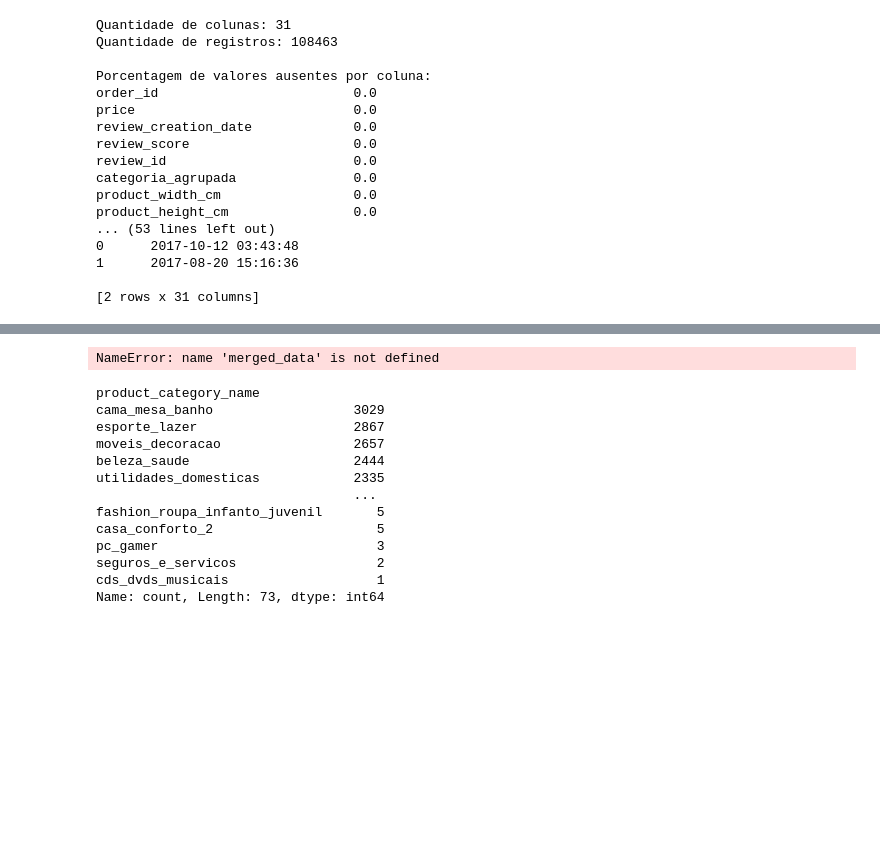
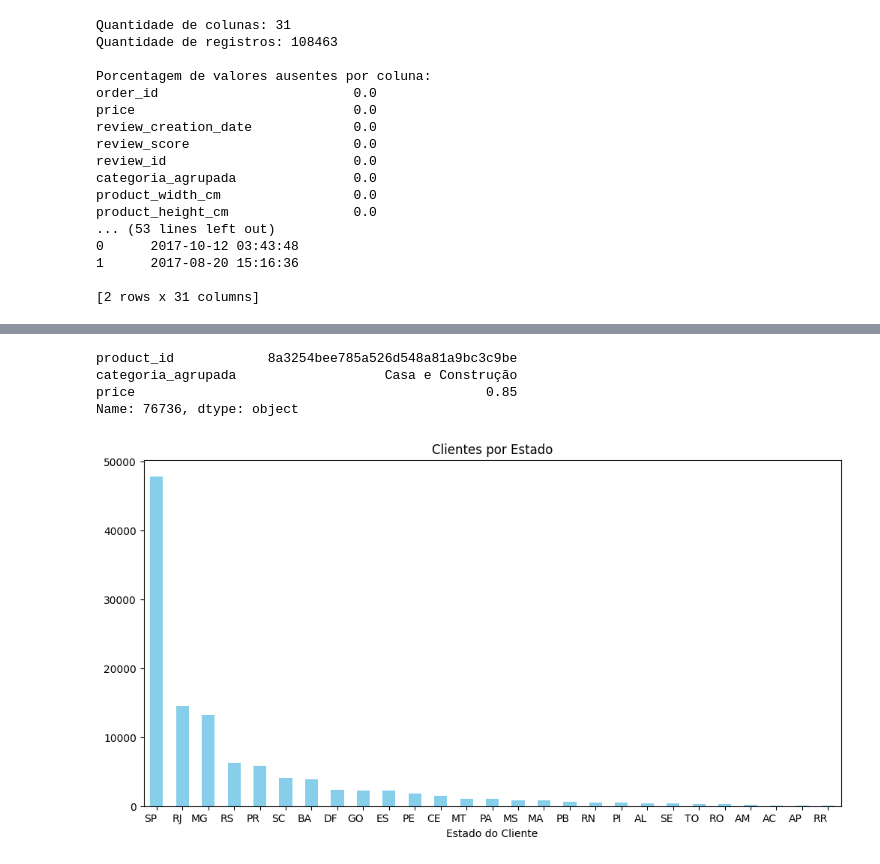
Before and after one commit to AngelicaSalvino/Projeto-Analise-E-commerce, a Jupyter notebook: jupyter-notebooks/analise-basica.ipynb, the cells around one changed output, grey strips where cells are left out. Drawn from its saved outputs; the diff is of its cells as text; code cells hidden in the pictures; blank space fills up the shorter version.

```diff
--- a/jupyter-notebooks/analise-basica.ipynb
+++ b/jupyter-notebooks/analise-basica.ipynb
@@ -55,19 +49,20 @@ with zipfile.ZipFile("brazilian-ecommerce.zip", "r") as zip_ref:
 # %% [markdown]
 Acessando o dataset através da biblioteca `pandas`
 # %%
+import pandas as pd
 # Criação de uma lista para identificar valores ausentes
 lista_labels_valores_ausentes = ["n/a", "na", "undefined"]
 
 # Carregamento dos datasets
-customers = pd.read_csv("brazilian_ecommerce/olist_customers_dataset.csv", na_values = lista_labels_valores_ausentes)
-geolocation = pd.read_csv("brazilian_ecommerce/olist_geolocation_dataset.csv", na_values = lista_labels_valores_ausentes)
-order_items = pd.read_csv("brazilian_ecommerce/olist_order_items_dataset.csv", na_values = lista_labels_valores_ausentes)
-payments = pd.read_csv("brazilian_ecommerce/olist_order_payments_dataset.csv", na_values = lista_labels_valores_ausentes)
-reviews = pd.read_csv("brazilian_ecommerce/olist_order_reviews_dataset.csv", na_values = lista_labels_valores_ausentes)
-orders = pd.read_csv("brazilian_ecommerce/olist_orders_dataset.csv", na_values = lista_labels_valores_ausentes)
-products = pd.read_csv("brazilian_ecommerce/olist_products_dataset.csv", na_values = lista_labels_valores_ausentes)
-sellers = pd.read_csv("brazilian_ecommerce/olist_sellers_dataset.csv", na_values = lista_labels_valores_ausentes)
-category = pd.read_csv("brazilian_ecommerce/product_category_name_translation.csv", na_values = lista_labels_valores_ausentes)
+customers = pd.read_csv("../data/brazilian_ecommerce/olist_customers_dataset.csv", na_values = lista_labels_valores_ausentes)
+geolocation = pd.read_csv("../data/brazilian_ecommerce/olist_geolocation_dataset.csv", na_values = lista_labels_valores_ausentes)
+order_items = pd.read_csv("../data/brazilian_ecommerce/olist_order_items_dataset.csv", na_values = lista_labels_valores_ausentes)
+payments = pd.read_csv("../data/brazilian_ecommerce/olist_order_payments_dataset.csv", na_values = lista_labels_valores_ausentes)
+reviews = pd.read_csv("../data/brazilian_ecommerce/olist_order_reviews_dataset.csv", na_values = lista_labels_valores_ausentes)
+orders = pd.read_csv("../data/brazilian_ecommerce/olist_orders_dataset.csv", na_values = lista_labels_valores_ausentes)
+products = pd.read_csv("../data/brazilian_ecommerce/olist_products_dataset.csv", na_values = lista_labels_valores_ausentes)
+sellers = pd.read_csv("../data/brazilian_ecommerce/olist_sellers_dataset.csv", na_values = lista_labels_valores_ausentes)
+category = pd.read_csv("../data/brazilian_ecommerce/product_category_name_translation.csv", na_values = lista_labels_valores_ausentes)
 # %% [markdown]
 Mostrando o total de registros por dataset
 # %%
@@ -487,6 +487,7 @@ merged_data = pd.merge(orders, customers, on='customer_id')
 merged_data = pd.merge(merged_data, order_items, on='order_id')
 merged_data = pd.merge(merged_data, products, on='product_id')
 merged_data = pd.merge(merged_data, reviews, on='order_id')
+merged_data = pd.merge(merged_data, payments, on='order_id')
 # %%
 resumo_tabela(merged_data)
 # %% [output]
@@ -519,24 +520,22 @@ Name: 79443, dtype: object
 # %%
 produtoMaisBarato = merged_data.loc[merged_data["price"].idxmin()]
 
-produtoMaisBarato[["product_id", "product_category_name", "price"]]
+produtoMaisBarato[["product_id", "categoria_agrupada", "price"]]
 # %% [output]
-NameError: name 'merged_data' is not defined
+product_id            8a3254bee785a526d548a81a9bc3c9be
+categoria_agrupada                   Casa e Construção
+price                                             0.85
+Name: 76736, dtype: object
-# %%
-# Agrupamento e totalização das Categorias
-contagem_categorias = products['product_category_name'].value_counts()
-print(contagem_categorias)
-# %% [output]
-product_category_name
-cama_mesa_banho                  3029
-esporte_lazer                    2867
-moveis_decoracao                 2657
-beleza_saude                     2444
-utilidades_domesticas            2335
-                                 ...
-fashion_roupa_infanto_juvenil       5
-casa_conforto_2                     5
-pc_gamer                            3
-seguros_e_servicos                  2
-cds_dvds_musicais                   1
-Name: count, Length: 73, dtype: int64
+# %%
+# Agrupamento dos clientes por estado
+clientes_por_estado = merged_data['customer_state'].value_counts()
+
+plt.figure(figsize=(12, 6))
+
+clientes_por_estado.plot(kind="bar", color="skyblue")
+plt.title("Clientes por Estado")
+plt.xlabel("Estado do Cliente")
+plt.xticks(rotation=0, ha='right')
+plt.show()
+# %% [output]
+[figure, added]
```
Also changed, not shown: parts of 9 cells of this notebook.
